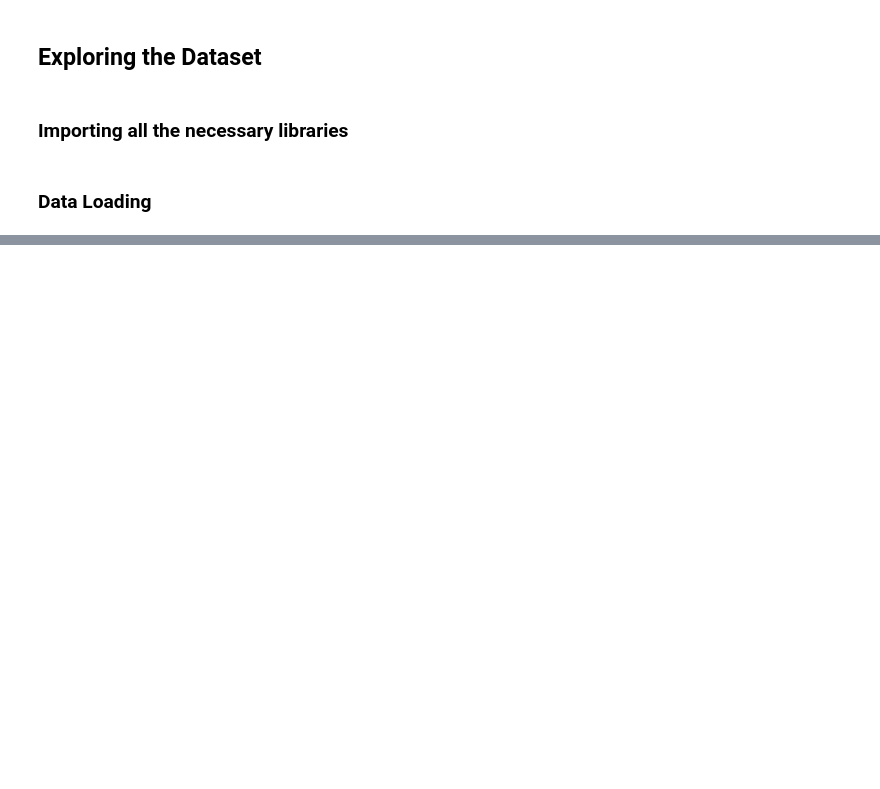
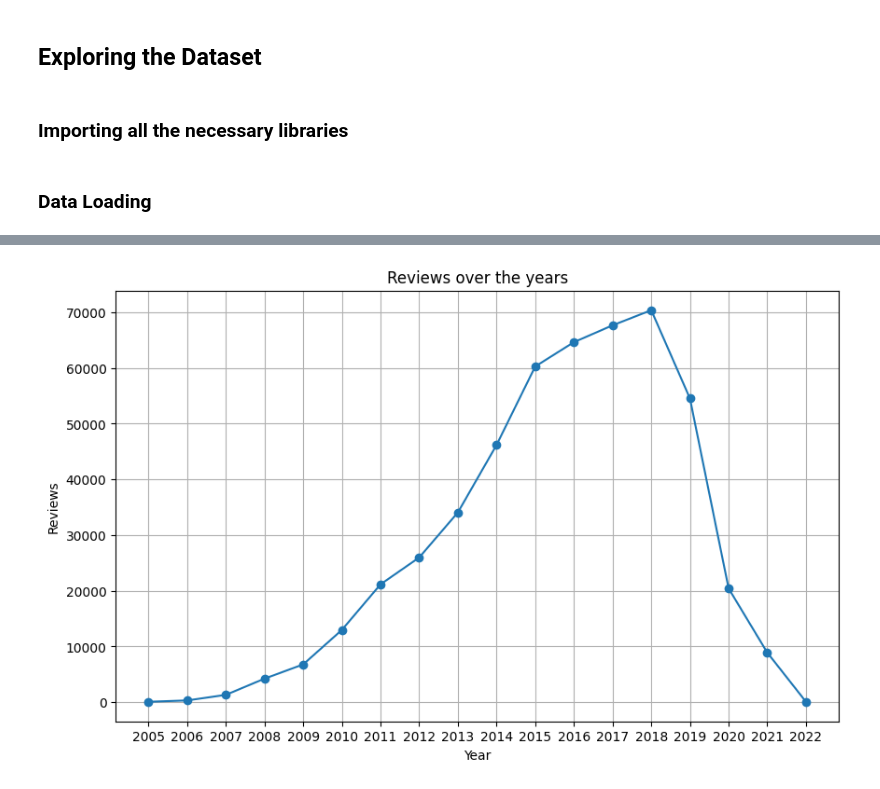
Before and after one commit to SachithJayalath/20221742_CM3604_CW_Refer, a Jupyter notebook: notebook2.ipynb, the cells around one changed output, grey strips where cells are left out. Drawn from its saved outputs; the diff is of its cells as text; code cells hidden in the pictures; blank space fills up the shorter version.

```diff
--- a/notebook2.ipynb
+++ b/notebook2.ipynb
@@ -26,0 +59,22 @@ reviews.head()
+# %%
+reviews['length'] = reviews['text'].apply(lambda x: len(x.split()))
+
+reviews['date'] = pd.to_datetime(reviews['date'])
+reviews['year'] = reviews['date'].dt.year
+reviews['month'] = reviews['date'].dt.month
+reviews['day'] = reviews['date'].dt.day
+
+reviews.drop(columns=['date'], inplace=True)
+# %%
+reviews_per_year = reviews.groupby('year').size().reset_index(name='count')
+
+plt.figure(figsize=(10, 6))
+plt.plot(reviews_per_year['year'], reviews_per_year['count'], marker='o', linestyle='-')
+plt.title('Reviews over the years')
+plt.xlabel('Year')
+plt.ylabel('Reviews')
+plt.xticks(reviews_per_year['year'])
+plt.grid()
+plt.show()
+# %% [output]
+[figure, added]
```
Also changed, not shown: parts of 26 cells of this notebook.
